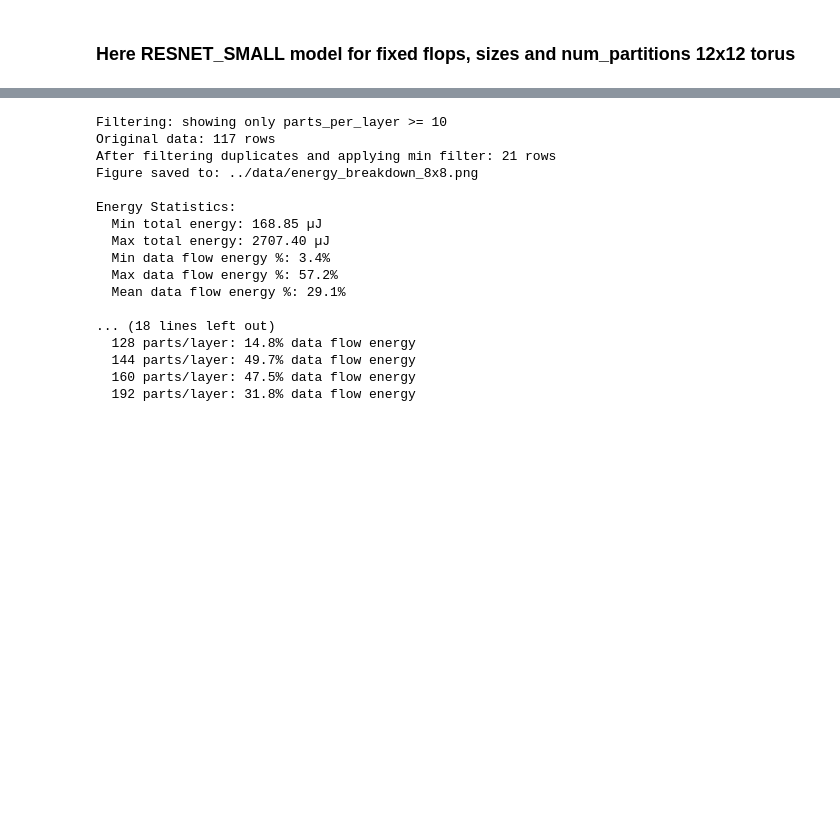
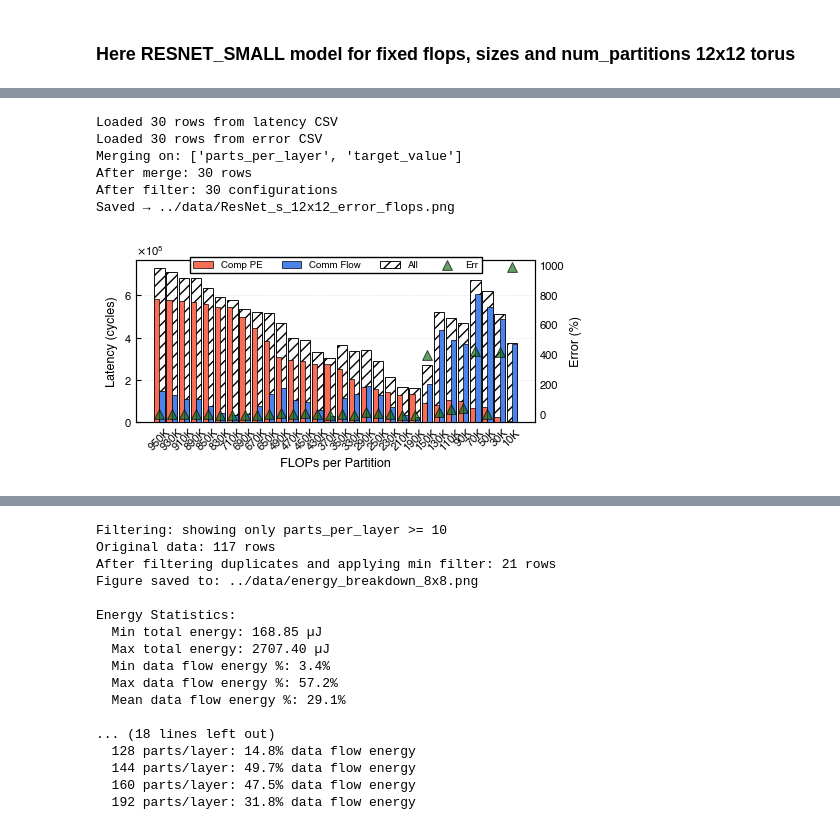
Before and after one commit to jjastrz14/ReNOS, a Jupyter notebook: notebooks/NoC_comparisons.ipynb, the cells around one changed output, grey strips where cells are left out. Cells and saved outputs as stored; diff of their text form; code cells hidden in the pictures; blank space fills up the shorter version.

```diff
--- a/notebooks/NoC_comparisons.ipynb
+++ b/notebooks/NoC_comparisons.ipynb
@@ -1248,0 +960,27 @@ Saved → ../data/test_4_bars.png
+# %%
+fig, ax1, ax2 = plot_latency_breakdown_with_error(
+    csv_path1=data_energy_fixed_flops, #energy
+    csv_path2=data_noc_comp_fixed_flops, #noc
+    figsize=(5.0, 2.5),  # Wider than the previous plot
+    save_path='../data/ResNet_s_12x12_error_flops.png',
+    dpi=800,
+    min_x_value=None,  # Only show results for 0+ partitions per layer
+    max_x_value=None,
+    take_avg=False,  # Take the best (minimum latency) for duplicates
+    x_flops=True,
+    x_sizes=False,
+    x_descending=True,
+    show_legend=True,
+    y_scientific=True,
+    y_max=None
+)
+
+plt.show()
+# %% [output]
+Loaded 30 rows from latency CSV
+Loaded 30 rows from error CSV
+Merging on: ['parts_per_layer', 'target_value']
+After merge: 30 rows
+After filter: 30 configurations
+Saved → ../data/ResNet_s_12x12_error_flops.png
+[figure, added]
```
Also changed, not shown: parts of 16 cells of this notebook, 3 other files.
